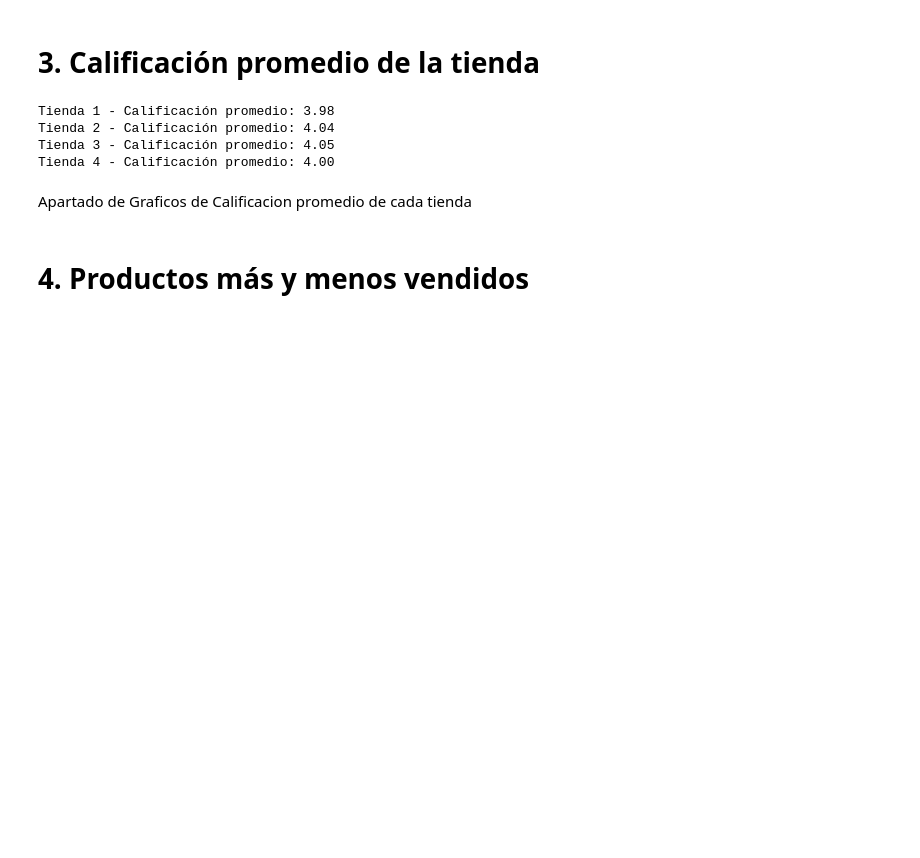
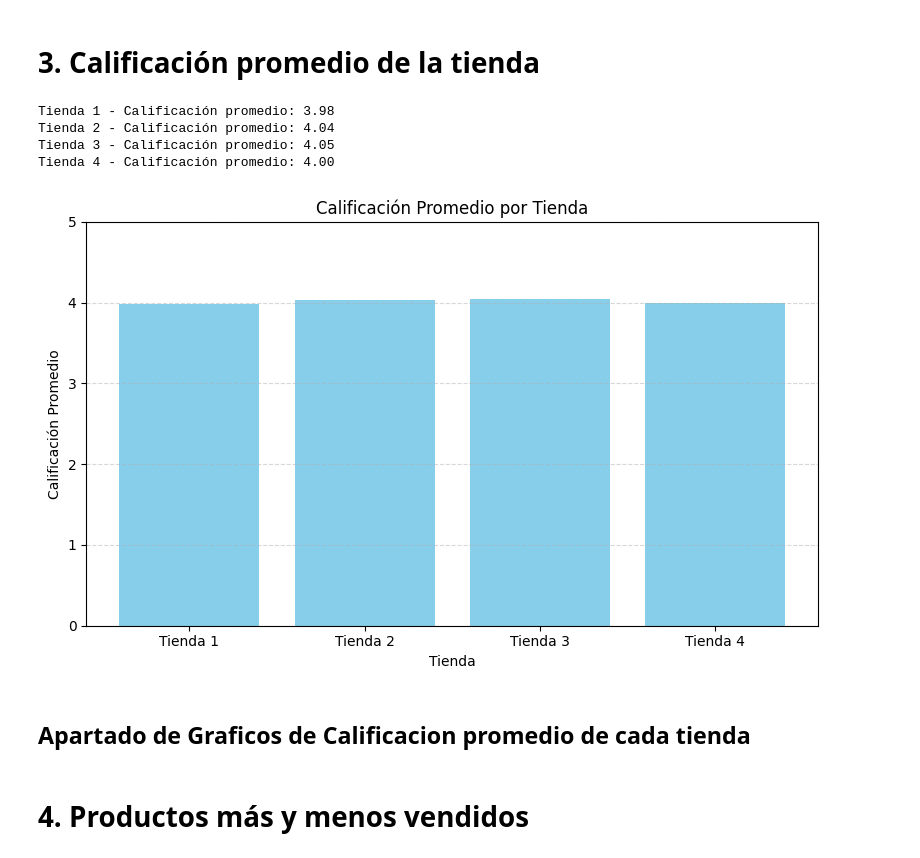
Before and after one commit to JoelSaucedo8/ChallengeDataScience, a Jupyter notebook: AluraStoreLatam.ipynb, the cells around one changed output. Saved outputs shown, nothing was run; the diff lists cells and outputs as text; code cells hidden in the pictures; blank space fills up the shorter version.

```diff
--- a/AluraStoreLatam.ipynb
+++ b/AluraStoreLatam.ipynb
@@ -172,8 +173,32 @@ Tienda 1 - Calificación promedio: 3.98
 Tienda 2 - Calificación promedio: 4.04
 Tienda 3 - Calificación promedio: 4.05
 Tienda 4 - Calificación promedio: 4.00
+# %%
+import matplotlib.pyplot as plt
+
+# Lista para almacenar promedios
+promedios = []
+
+for i, tienda in enumerate(lista_tiendas, start=1):
+    promedio = tienda["Calificación"].mean()
+    promedios.append((f"Tienda {i}", promedio))
+
+# Separar etiquetas y valores
+tiendas, valores = zip(*promedios)
+
+plt.figure(figsize=(8, 5))
+plt.bar(tiendas, valores, color='skyblue')
+plt.ylim(0, 5)  # Escala típica de calificaciones
+plt.title("Calificación Promedio por Tienda")
+plt.xlabel("Tienda")
+plt.ylabel("Calificación Promedio")
+plt.grid(axis='y', linestyle='--', alpha=0.5)
+plt.tight_layout()
+plt.show()
+# %% [output]
+[figure, added]
 # %% [markdown]
-Apartado de Graficos de Calificacion promedio de cada tienda
+## Apartado de Graficos de Calificacion promedio de cada tienda
 # %% [markdown]
 # 4. Productos más y menos vendidos
 # %%
```
Also changed, not shown: parts of 17 cells of this notebook.
